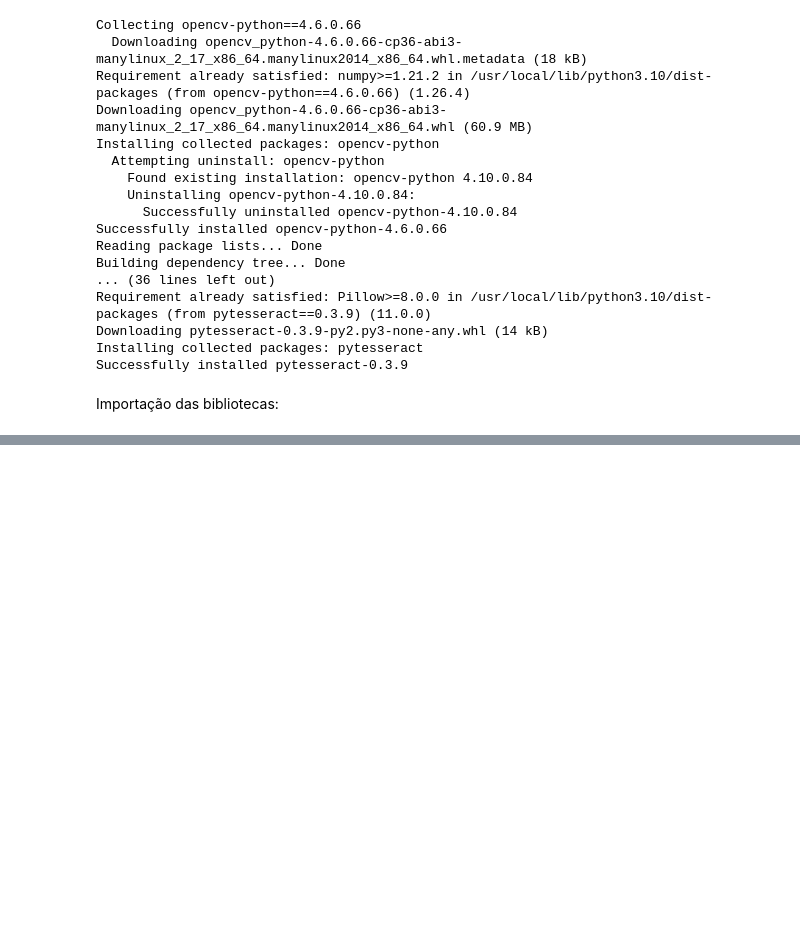
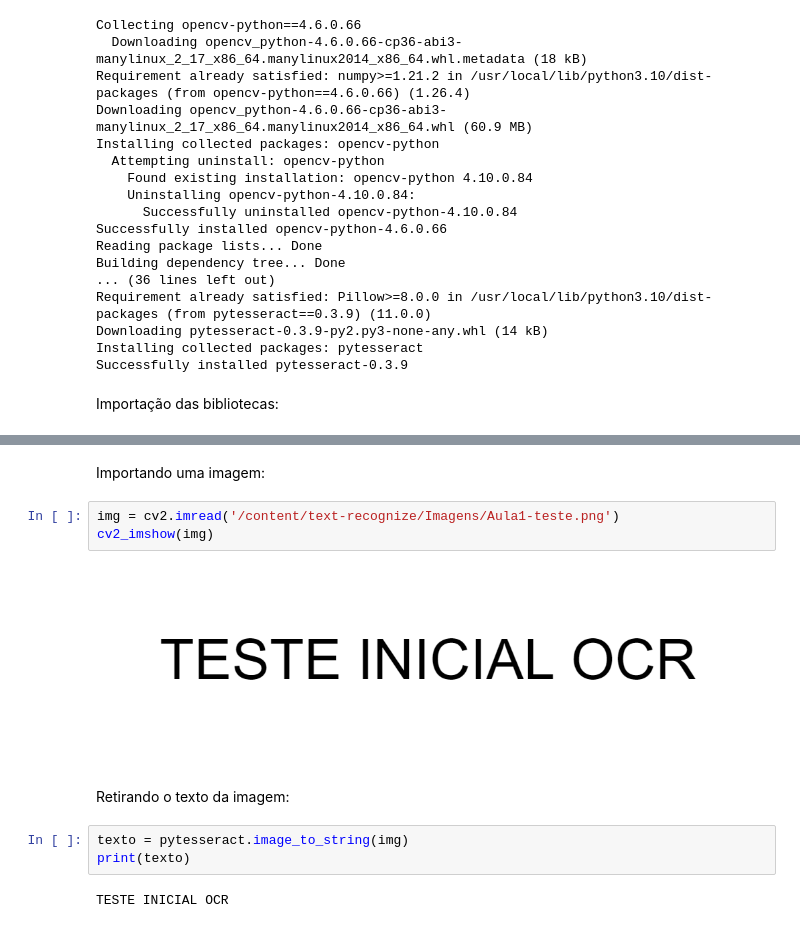
Before and after one commit to Camillabgarcia/visao_computacional_opencv, a Jupyter notebook: Reconhecimento_texto_OCR_OpenCV.ipynb, the cells around one changed output, grey strips where cells are left out. Saved outputs shown, nothing was run; the diff lists cells and outputs as text; blank space fills up the shorter version.

```diff
--- a/Reconhecimento_texto_OCR_OpenCV.ipynb
+++ b/Reconhecimento_texto_OCR_OpenCV.ipynb
@@ -28,0 +46,14 @@ Importação das bibliotecas:
+# %% [markdown]
+Importando uma imagem:
+# %%
+img = cv2.imread('/content/text-recognize/Imagens/Aula1-teste.png')
+cv2_imshow(img)
+# %% [output]
+[figure, added]
+# %% [markdown]
+Retirando o texto da imagem:
+# %%
+texto = pytesseract.image_to_string(img)
+print(texto)
+# %% [output]
+TESTE INICIAL OCR
```
Also changed, not shown: parts of 13 cells of this notebook.
